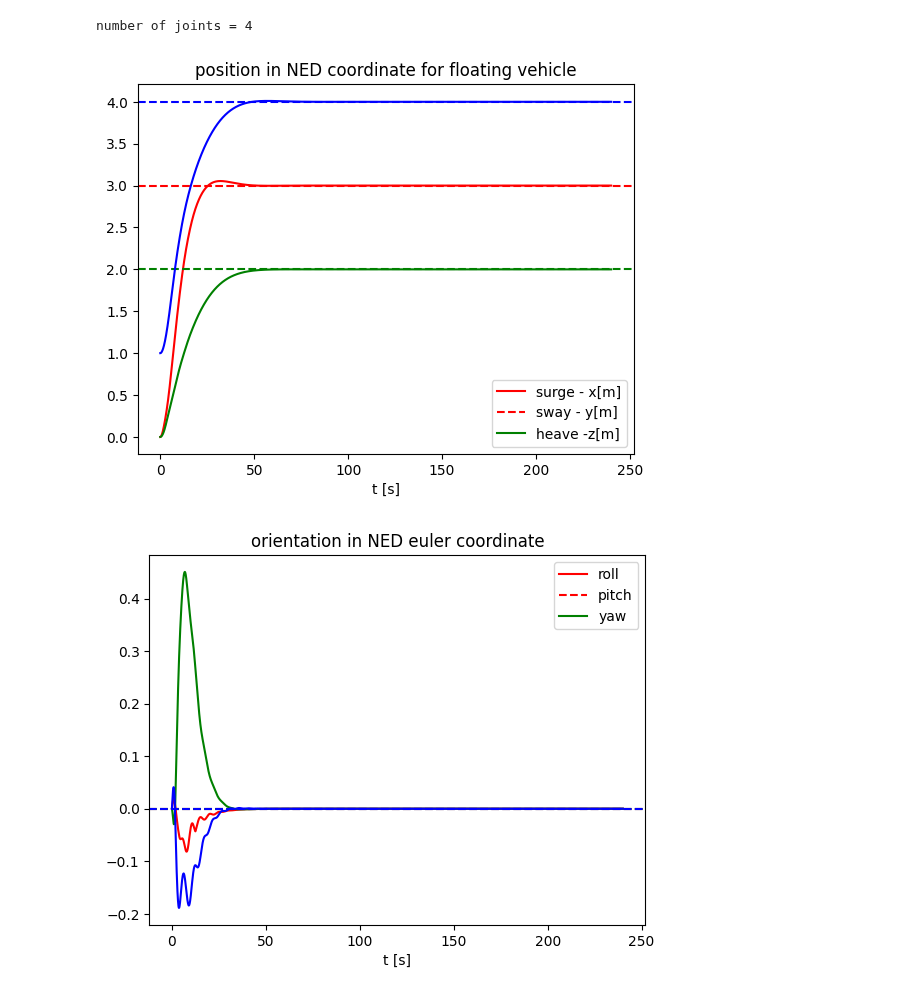
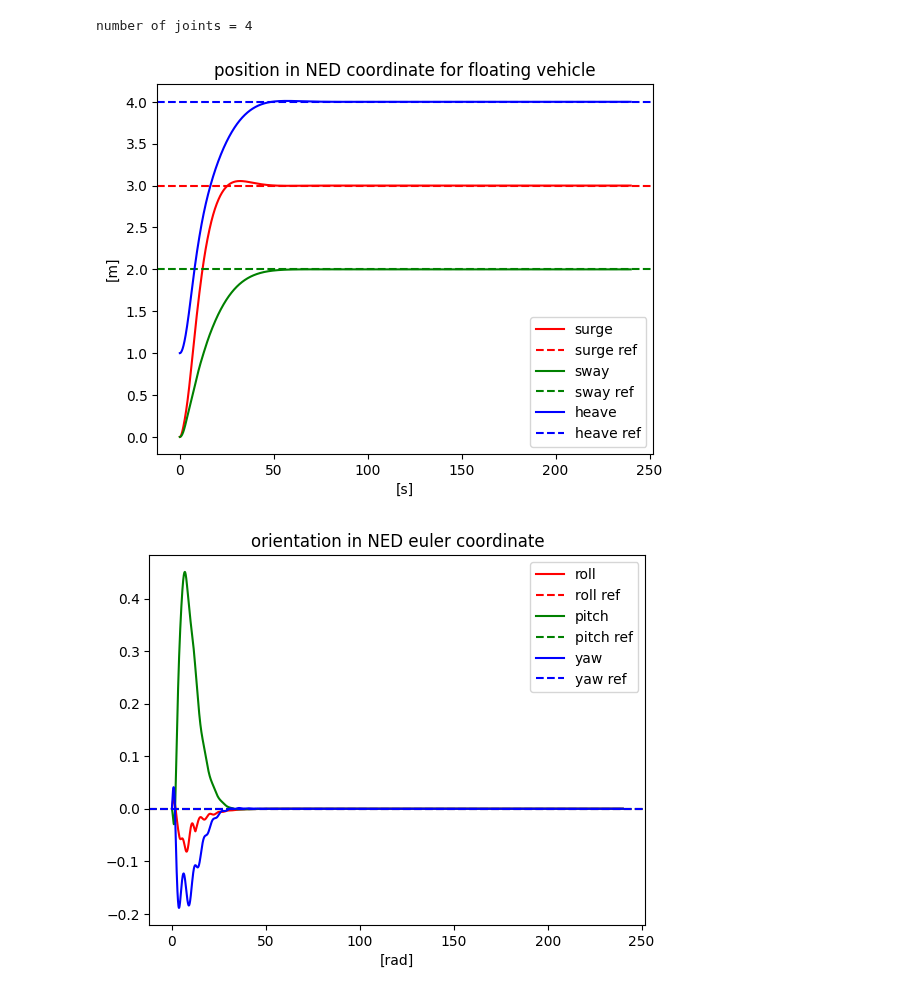
Before and after one commit to edxmorgan/diff_uvms, a Jupyter notebook: usage/example/uvms_pid.ipynb, the cells around one changed output. Cells and saved outputs as stored; diff of their text form; code cells hidden in the pictures.

```diff
--- a/usage/example/uvms_pid.ipynb
+++ b/usage/example/uvms_pid.ipynb
@@ -51,9 +51,10 @@ plt.axhline(y=xref[1], color='g', linestyle='--')
 plt.plot(t, res[0][2,:].T, color='b', label=f'z')
 plt.axhline(y=xref[2], color='b', linestyle='--')
 
-plt.legend(['surge - x[m]', 'sway - y[m]', 'heave -z[m]'])
+plt.legend(['surge', 'surge ref', 'sway','sway ref', 'heave', 'heave ref'])
 plt.title("position in NED coordinate for floating vehicle")
-plt.xlabel('t [s]')
+plt.xlabel('[s]')
+plt.ylabel('[m]')
 
 plt.figure()
 plt.plot(t, res[0][3,:].T, color='r', label=f'r')
@@ -65,9 +66,10 @@ plt.axhline(y=xref[4], color='g', linestyle='--')
 plt.plot(t, res[0][5,:].T, color='b', label=f'y')
 plt.axhline(y=xref[5], color='b', linestyle='--')
 
-plt.legend(['roll', 'pitch', 'yaw'])
+plt.legend(['roll', 'roll ref', 'pitch', 'pitch ref', 'yaw', 'yaw ref'])
 plt.title("orientation in NED euler coordinate")
-plt.xlabel('t [s]')
+plt.xlabel('[s]')
+plt.xlabel('[rad]')
 
 plt.figure()
 # Position plot
@@ -85,54 +87,60 @@ plt.axhline(y=xref[9], color='m', linestyle='--')
 plt.title('Position vs Time for manipulator')
 plt.xlabel('Time [s]')
 plt.ylabel('Position [rad]')
-plt.legend(['qx1', 'qx1_ref', 'qx2', 'qx2_ref', 'qx3', 'qx3_ref', 'qx4', 'qx4_ref'])
+plt.legend(['qx0', 'qx0_ref', 'qx1', 'qx1_ref', 'qx2', 'qx2_ref', 'qx3', 'qx3_ref'])
 
 
 plt.figure()
 plt.plot(t, res[0][10:13,:].T)
 plt.legend(['u', 'v', 'w'])
-plt.xlabel('t[s]')
+plt.xlabel('[s]')
+plt.xlabel('[m/s]')
 plt.title("linear velocity in body coordinate")
 plt.show()
 
 plt.figure()
 plt.plot(t, res[0][13:16,:].T)
 plt.legend(['p', 'q', 'r'])
-plt.xlabel('t[s]')
+plt.xlabel('[s]')
+plt.xlabel('[rad/s]')
 plt.title("rotational velocity in body coordinate")
 plt.show()
 
 plt.figure()
 plt.plot(t, res[0][16:20,:].T)
 plt.legend(['dq0', 'dq1', 'dq2', 'dq3'])
-plt.xlabel('t[s]')
+plt.xlabel('[s]')
+plt.xlabel('[rad/s]')
 plt.title("linear velocity in manipulator joints")
 plt.show()
 
 plt.figure()
 plt.plot(t, res[1][0:3,:].T)
 plt.legend(['ux', 'uy', 'uz'])
-plt.xlabel('t[s]')
+plt.xlabel('[s]')
+plt.xlabel('[N]')
 plt.title("forces on vehicle")
 plt.show()
 
 
 plt.figure()
 plt.plot(t, res[1][3:6,:].T)
 plt.legend(['uu', 'uv', 'uw'])
-plt.xlabel('t[s]')
+plt.xlabel('[s]')
+plt.xlabel('[Nm]')
 plt.title("moments on vehicle")
 plt.show()
 
 plt.figure()
 plt.plot(t, res[1][6:10,:].T)
 plt.legend(['u0', 'u1', 'u2', 'u3'])
-plt.xlabel('t[s]')
+plt.xlabel('[s]')
+plt.xlabel('[Nm]')
 plt.title("torques at manipulator joints")
 plt.show()
 # %% [output]
-[figure, old version]
+[figure, new version]
-[figure, old version]
+[figure, new version]
 [figure]
 [figure]
 [figure]
```
